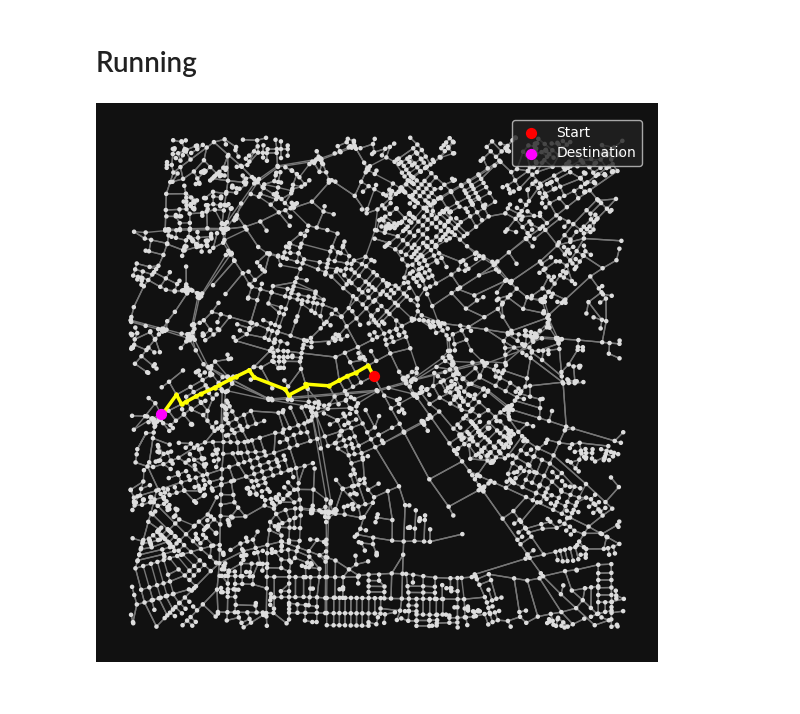
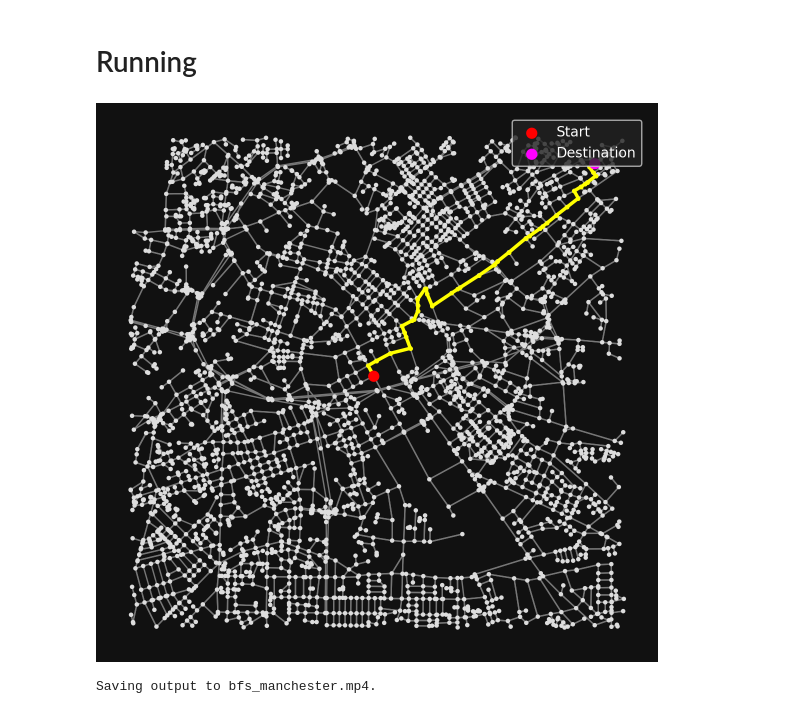
Before and after one commit to Hal609/AIP_map_search, a Jupyter notebook: map_search.ipynb, the cells around one changed output. Saved outputs shown, nothing was run; the diff lists cells and outputs as text; code cells hidden in the pictures.

```diff
--- a/map_search.ipynb
+++ b/map_search.ipynb
@@ -270,13 +270,17 @@ destination_node = random.choice(nodes)
 # %%
 searcher = SearchClass(start_node, destination_node)
 # %%
-searcher.run_search(search_type="bfs")
-searcher.display_final()
+# searcher.run_search(search_type="bfs")
+# searcher.display_final()
 # %% [output]
-[figure, old version]
+[figure, new version]
 # %%
-# searcher.animate_search(search_type="bfs")
+searcher.reset()
+searcher.animate_search(search_type="bfs")
+# searcher.reset()
 # searcher.animate_search(search_type="dfs")
+# %% [output]
+Saving output to bfs_manchester.mp4.
 # %% [markdown]
 <div style="display: flex;">
   <div style="flex: 50%;">
```
Also changed, not shown: parts of 8 cells of this notebook, 6 other files.
